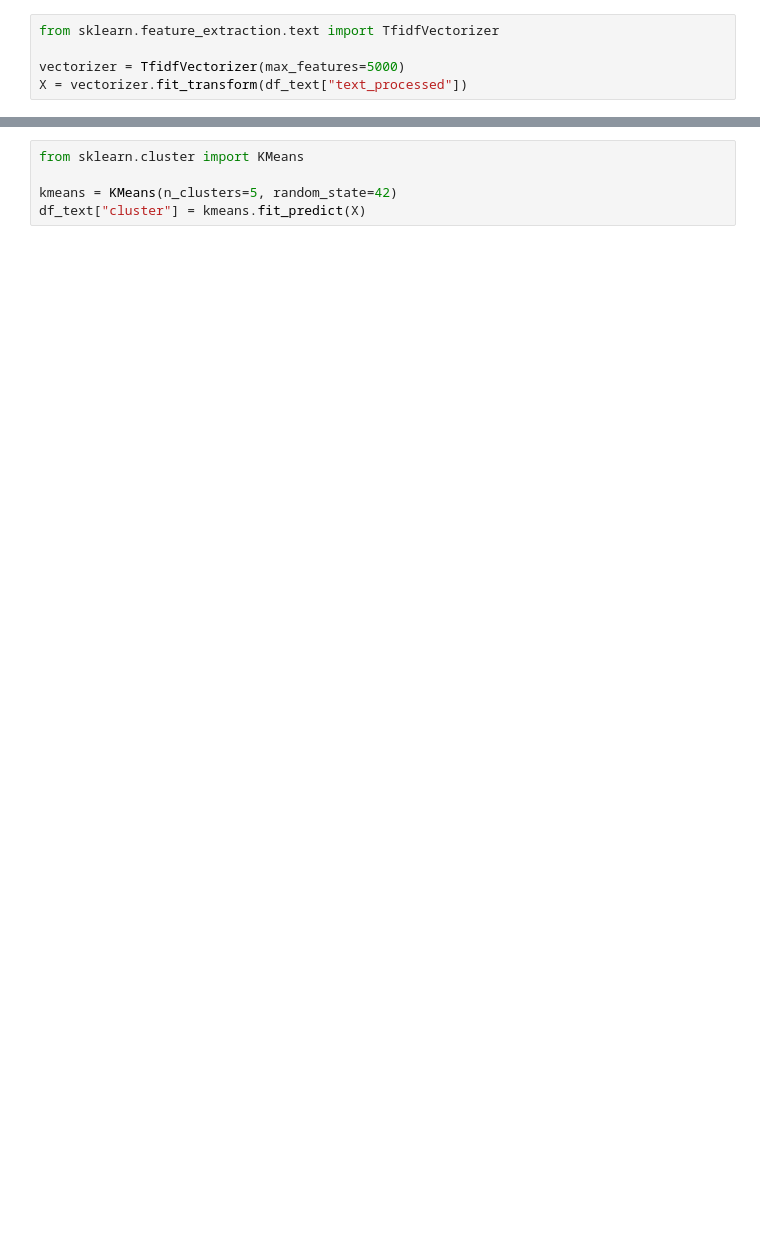
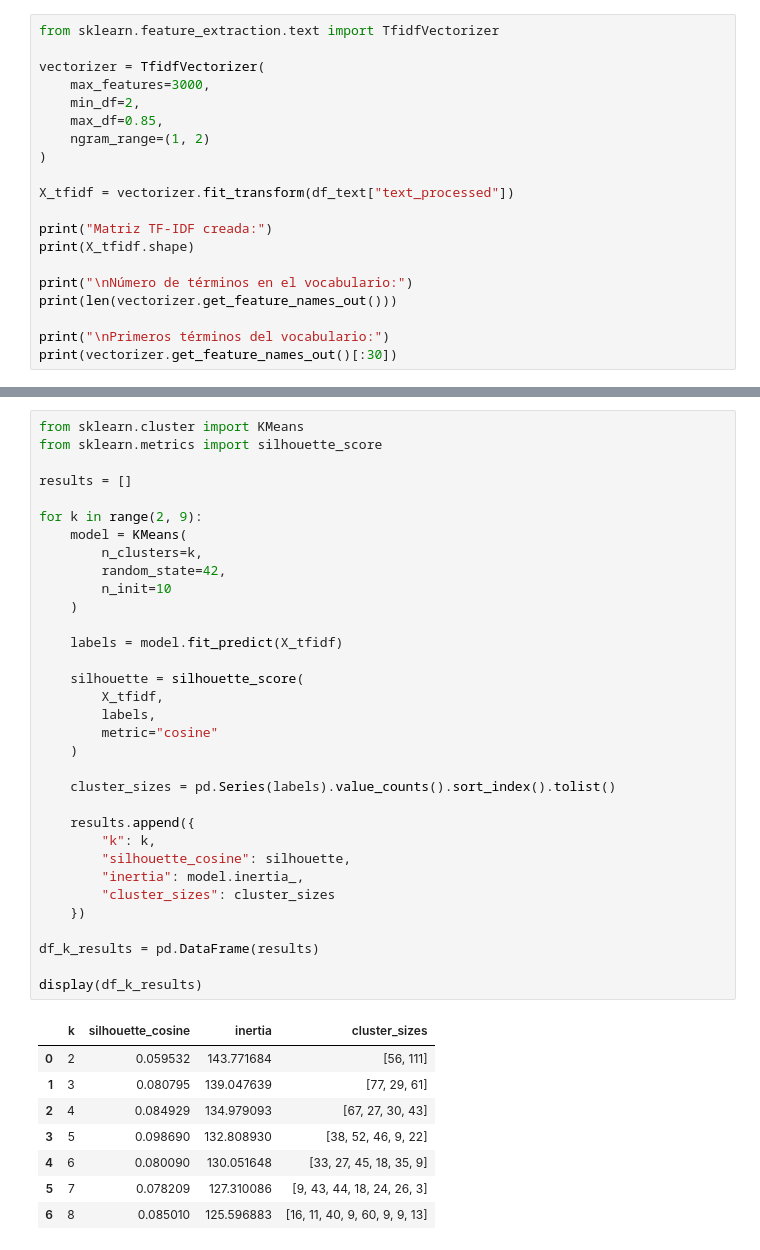
Before and after one commit to dieegordg/Proyecto-Machine-Learning-UNAV---Bayesianos-de-los-Ca-dos, a Jupyter notebook: notebooks/05_caso_uso2.ipynb, the cells around one changed output, grey strips where cells are left out. Saved outputs shown, nothing was run; the diff lists cells and outputs as text; blank space fills up the shorter version.

Commit message:
Develop thematic clustering mini case

```diff
--- a/notebooks/05_caso_uso2.ipynb
+++ b/notebooks/05_caso_uso2.ipynb
@@ -50,5 +199,20 @@ df_text["text_processed"] = df_text["text_clean_base"].apply(preprocess)
 # %%
 from sklearn.feature_extraction.text import TfidfVectorizer
 
-vectorizer = TfidfVectorizer(max_features=5000)
-X = vectorizer.fit_transform(df_text["text_processed"])
+vectorizer = TfidfVectorizer(
+    max_features=3000,
+    min_df=2,
+    max_df=0.85,
+    ngram_range=(1, 2)
+)
+
+X_tfidf = vectorizer.fit_transform(df_text["text_processed"])
+
+print("Matriz TF-IDF creada:")
+print(X_tfidf.shape)
+
+print("\nNúmero de términos en el vocabulario:")
+print(len(vectorizer.get_feature_names_out()))
+
+print("\nPrimeros términos del vocabulario:")
+print(vectorizer.get_feature_names_out()[:30])
@@ -57,5 +247,42 @@ X = vectorizer.fit_transform(df_text["text_processed"])
 # %%
 from sklearn.cluster import KMeans
+from sklearn.metrics import silhouette_score
 
-kmeans = KMeans(n_clusters=5, random_state=42)
-df_text["cluster"] = kmeans.fit_predict(X)
+results = []
+
+for k in range(2, 9):
+    model = KMeans(
+        n_clusters=k,
+        random_state=42,
+        n_init=10
+    )
+
+    labels = model.fit_predict(X_tfidf)
+
+    silhouette = silhouette_score(
+        X_tfidf,
+        labels,
+        metric="cosine"
+    )
+
+    cluster_sizes = pd.Series(labels).value_counts().sort_index().tolist()
+
+    results.append({
+        "k": k,
+        "silhouette_cosine": silhouette,
+        "inertia": model.inertia_,
+        "cluster_sizes": cluster_sizes
+    })
+
+df_k_results = pd.DataFrame(results)
+
+display(df_k_results)
+# %% [output]
+|  | k | silhouette_cosine | inertia | cluster_sizes |
+| 0 | 2 | 0.059532 | 143.771684 | [56, 111] |
+| 1 | 3 | 0.080795 | 139.047639 | [77, 29, 61] |
+| 2 | 4 | 0.084929 | 134.979093 | [67, 27, 30, 43] |
+| 3 | 5 | 0.098690 | 132.808930 | [38, 52, 46, 9, 22] |
+| 4 | 6 | 0.080090 | 130.051648 | [33, 27, 45, 18, 35, 9] |
+| 5 | 7 | 0.078209 | 127.310086 | [9, 43, 44, 18, 24, 26, 3] |
+| 6 | 8 | 0.085010 | 125.596883 | [16, 11, 40, 9, 60, 9, 9, 13] |
```
Also changed, not shown: parts of 26 cells of this notebook.
